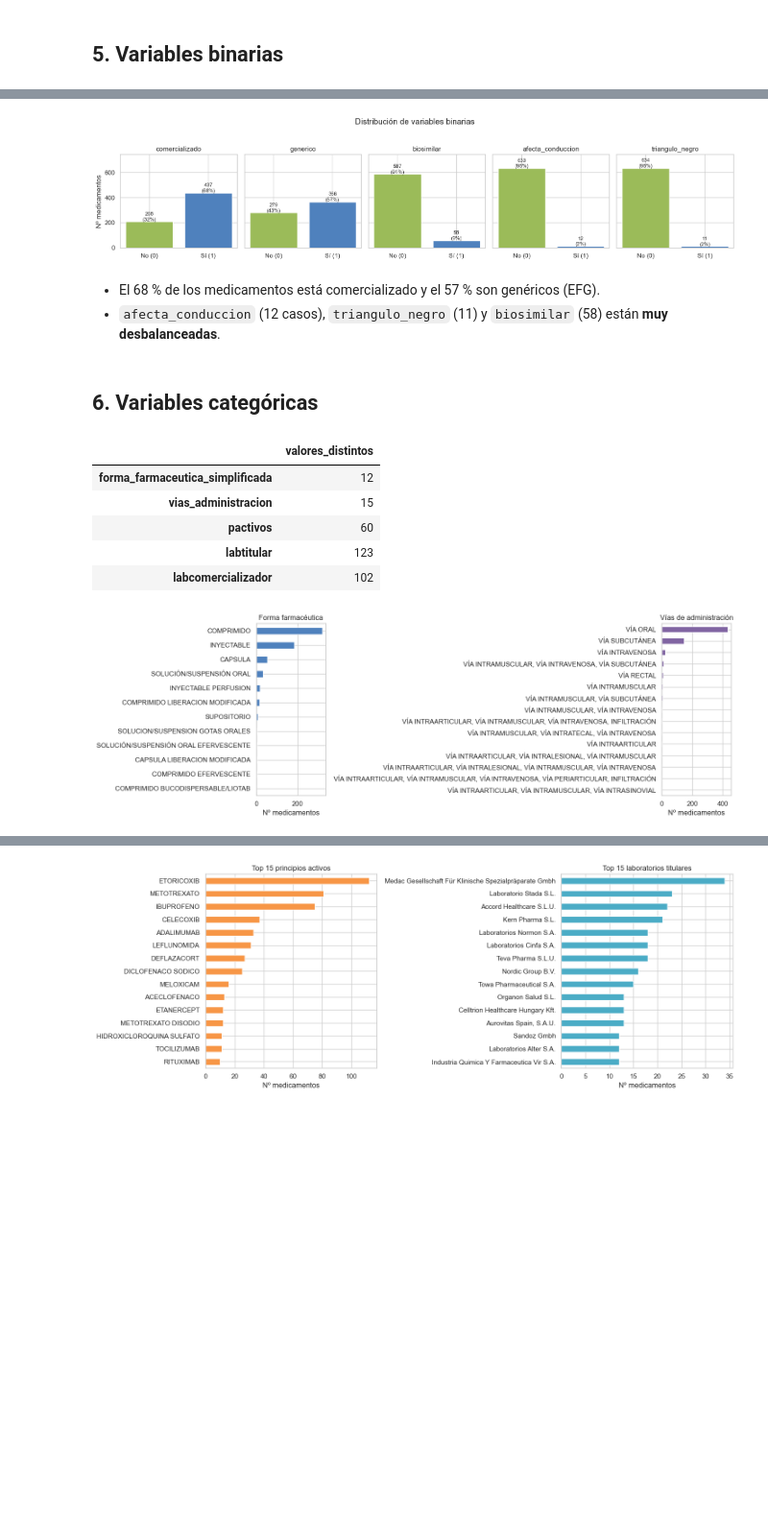
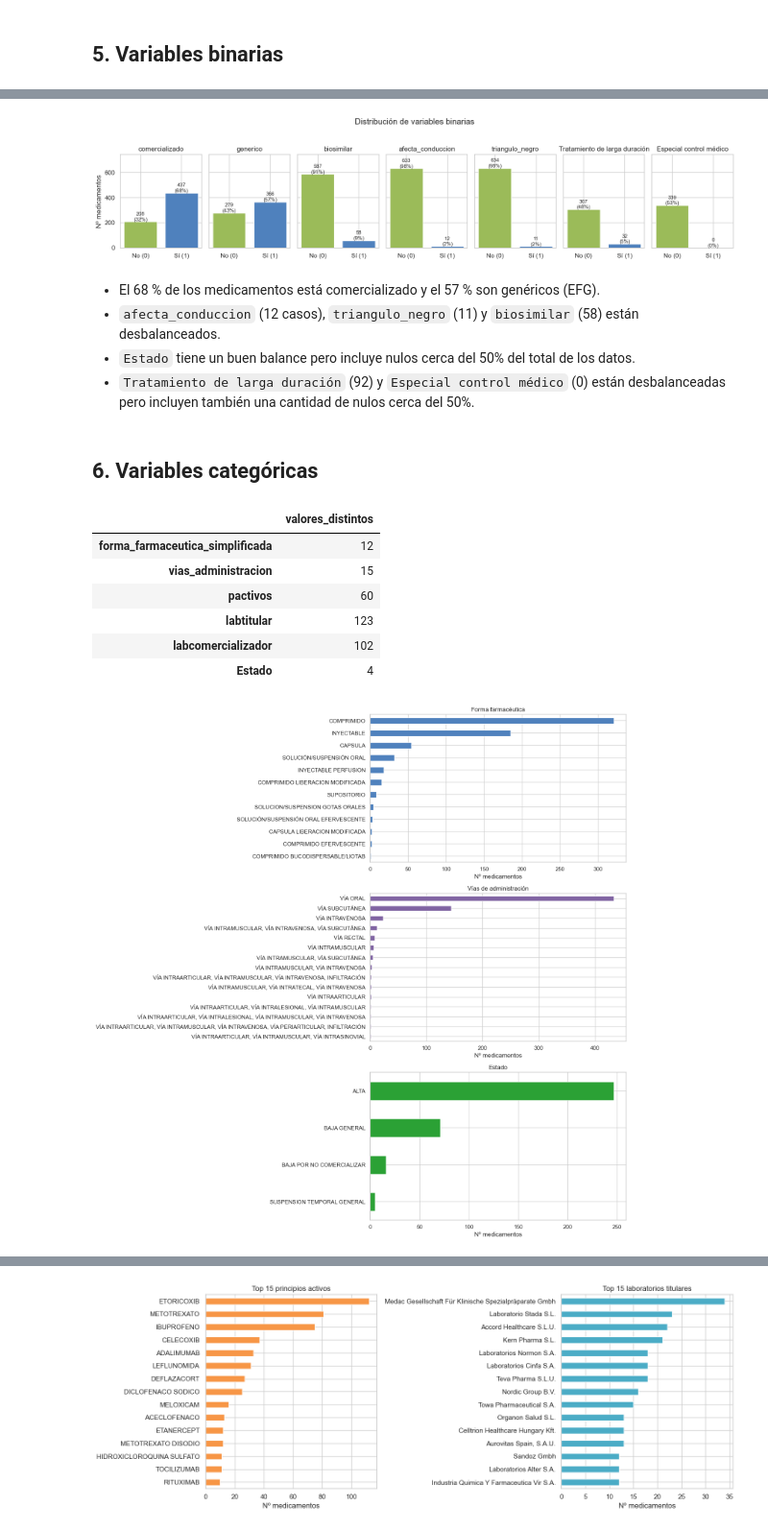
Before and after one commit to pedrinch10/Arthena4, a Jupyter notebook: codigo_HU4_HU5/HU4_EDA_medicamentos.ipynb, the cells around one changed output, grey strips where cells are left out. Shown at 96% size. Cells and saved outputs as stored; diff of their text form; code cells hidden in the pictures; blank space fills up the shorter version.

```diff
--- a/codigo_HU4_HU5/HU4_EDA_medicamentos.ipynb
+++ b/codigo_HU4_HU5/HU4_EDA_medicamentos.ipynb
@@ -327,0 +346,8 @@ Estas columnas no aportan información ni al EDA ni al modelo de la HU-5:
+# %%
+# Cambiar las variables que utilizan Si y No a tipo booleano con 1 o 0
+mapeo_sino = {
+    'SI': 1,
+    'NO': 0
+}
+df['Especial control médico'] = df['Especial control médico'].map(mapeo_sino)
+df['Tratamiento de larga duración'] = df['Tratamiento de larga duración'].map(mapeo_sino)
@@ -328,6 +362,8 @@ Estas columnas no aportan información ni al EDA ni al modelo de la HU-5:
 # %%
-binarias = ["comercializado", "generico", "biosimilar", "afecta_conduccion", "triangulo_negro"]
+# Definir las columnas binarias
+binarias = ["comercializado", "generico", "biosimilar", "afecta_conduccion", "triangulo_negro", "Tratamiento de larga duración", "Especial control médico"]
 
+# Crear un plot para ver la distribución de las variables numéricas
 fig, axes = plt.subplots(1, len(binarias), figsize=(16, 3.5), sharey=True)
 for ax, col in zip(axes, binarias):
     conteo = df[col].value_counts().reindex([0, 1], fill_value=0)
@@ -341,14 +377,16 @@ plt.suptitle("Distribución de variables binarias", y=1.04)
 plt.tight_layout()
 plt.show()
 # %% [output]
-[figure, old version]
+[figure, new version]
 # %% [markdown]
 - El 68 % de los medicamentos está comercializado y el 57 % son genéricos (EFG).
-- `afecta_conduccion` (12 casos), `triangulo_negro` (11) y `biosimilar` (58) están **muy desbalanceadas**.
+- `afecta_conduccion` (12 casos), `triangulo_negro` (11) y `biosimilar` (58) están desbalanceados.
+- `Estado` tiene un buen balance pero incluye nulos cerca del 50% del total de los datos.
+- `Tratamiento de larga duración` (92) y `Especial control médico` (0) están desbalanceadas pero incluyen también una cantidad de nulos cerca del 50%.
 # %% [markdown]
 ## 6. Variables categóricas
 # %%
-categoricas = ["forma_farmaceutica_simplificada", "vias_administracion", "pactivos", "labtitular", "labcomercializador"]
+categoricas = ["forma_farmaceutica_simplificada", "vias_administracion", "pactivos", "labtitular", "labcomercializador", "Estado"]
 df[categoricas].nunique().to_frame("valores_distintos")
 # %% [output]
 |  | valores_distintos |
@@ -357,21 +395,26 @@ df[categoricas].nunique().to_frame("valores_distintos")
 | pactivos | 60 |
 | labtitular | 123 |
 | labcomercializador | 102 |
+| Estado | 4 |
 # %%
-fig, axes = plt.subplots(1, 2, figsize=(15, 5))
+fig, axes = plt.subplots(3, 1, figsize=(15, 15))
 
 df["forma_farmaceutica_simplificada"].value_counts().sort_values() \
     .plot.barh(ax=axes[0], color="#4f81bd")
 axes[0].set_title("Forma farmacéutica"); axes[0].set_xlabel("Nº medicamentos"); axes[0].set_ylabel("")
 
 df["vias_administracion"].value_counts().sort_values() \
     .plot.barh(ax=axes[1], color="#8064a2")
 axes[1].set_title("Vías de administración"); axes[1].set_xlabel("Nº medicamentos"); axes[1].set_ylabel("")
 
+df["Estado"].value_counts().sort_values() \
+    .plot.barh(ax=axes[2], color="#2ba135")
+axes[2].set_title("Estado"); axes[2].set_xlabel("Nº medicamentos"); axes[2].set_ylabel("")
+
 plt.tight_layout()
 plt.show()
 # %% [output]
-[figure, old version]
+[figure, new version]
 # %% [markdown]
 **Inconsistencias detectadas**
 
```
Also changed, not shown: parts of 26 cells of this notebook.
